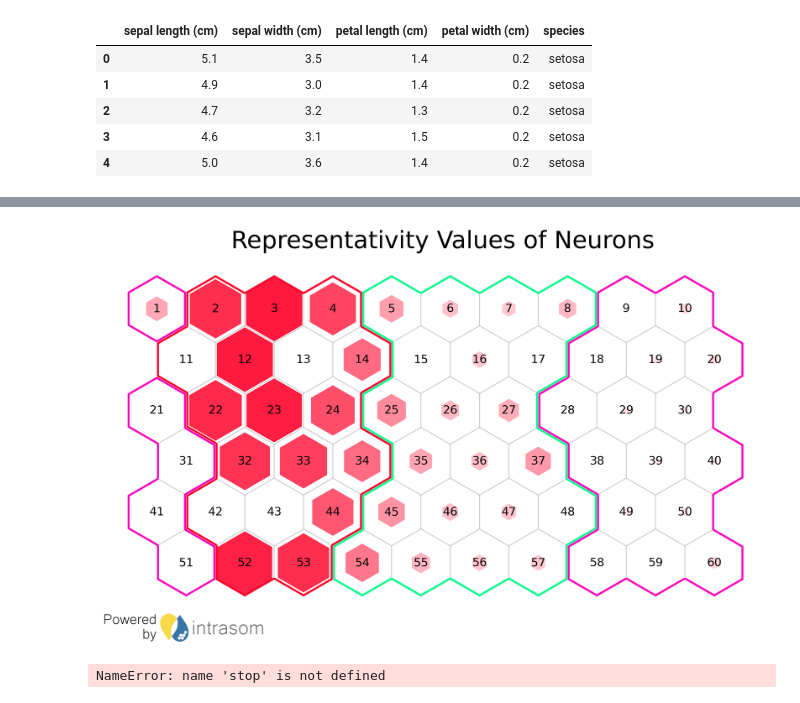
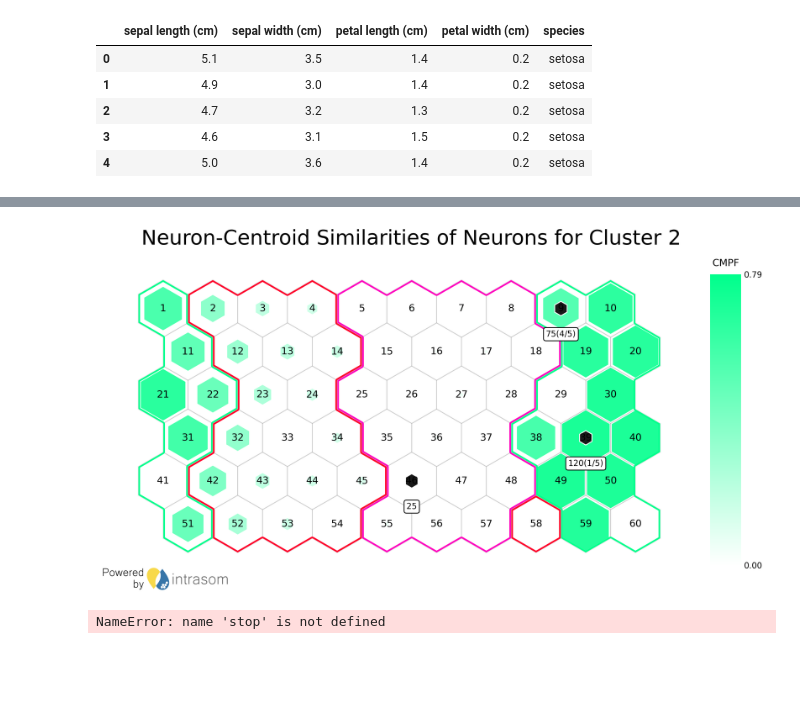
Before and after one commit to InTRA-USP/IntraSOM, a Jupyter notebook: examples/rep_cluster.ipynb, the cells around one changed output, grey strips where cells are left out. Drawn from its saved outputs; the diff is of its cells as text; code cells hidden in the pictures; blank space fills up the shorter version.

Commit message:
added plot samples labels, missing just update the samples_scores/typical_sample_analysis

```diff
--- a/examples/rep_cluster.ipynb
+++ b/examples/rep_cluster.ipynb
@@ -208,7 +219,15 @@ representatives_iris.neurons_scores.iloc[:,0].values.shape
 # %%
-representatives_iris.rep_som_plot(figsize=(16,7), cluster_idx=0, watermark_neurons=True)
+cluster_idx = 1
+cluster_name = cluster_idx + 1
+representatives_iris.rep_som_plot(
+    figsize=(14,7),
+    rep_measure='cmpf',
+    cluster_idx=cluster_idx,
+    title=f'Neuron-Centroid Similarities of Neurons for Cluster {cluster_name}',
+    watermark_neurons=True,
+    samples_label=[25,75,120]) # add the samples_scores SC column and get the samples with highest SC for each cluster (typical samples), then plot them and visualize on this plot for all 3 clusters
 # %% [output]
-[figure, old version]
+[figure, new version]
 # %%
 print(stop)
 # %% [output]
```
Also changed, not shown: parts of 10 cells of this notebook, 1 other file.
